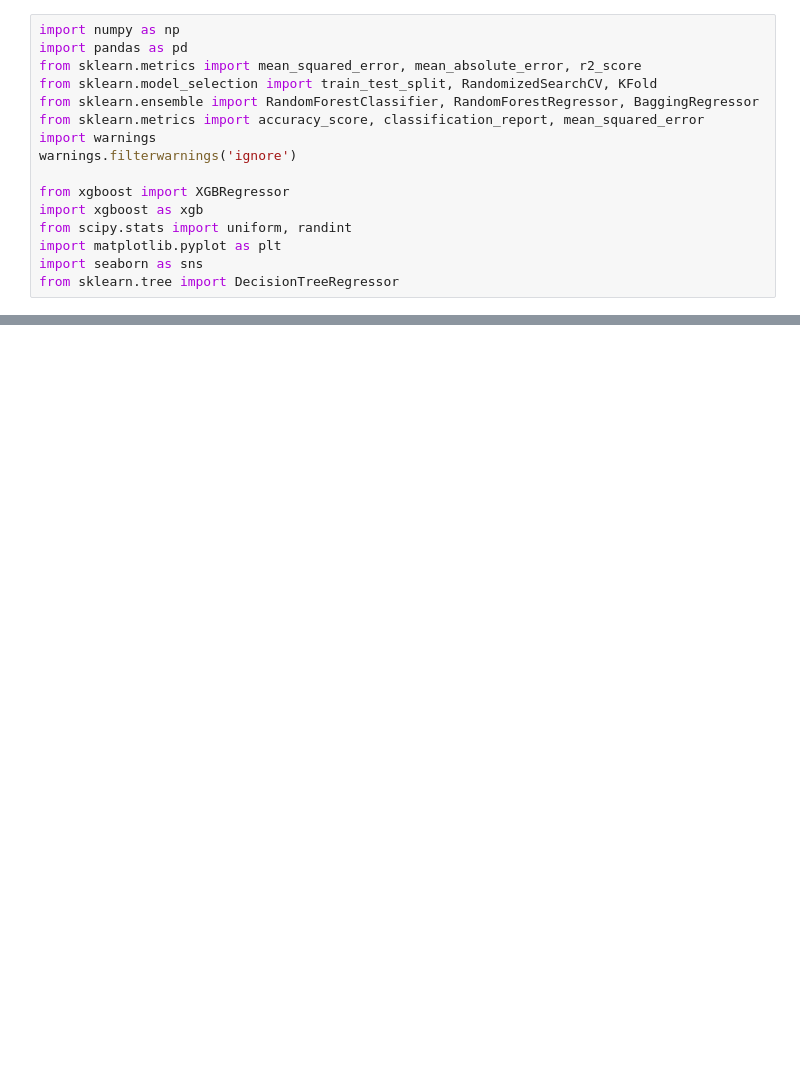
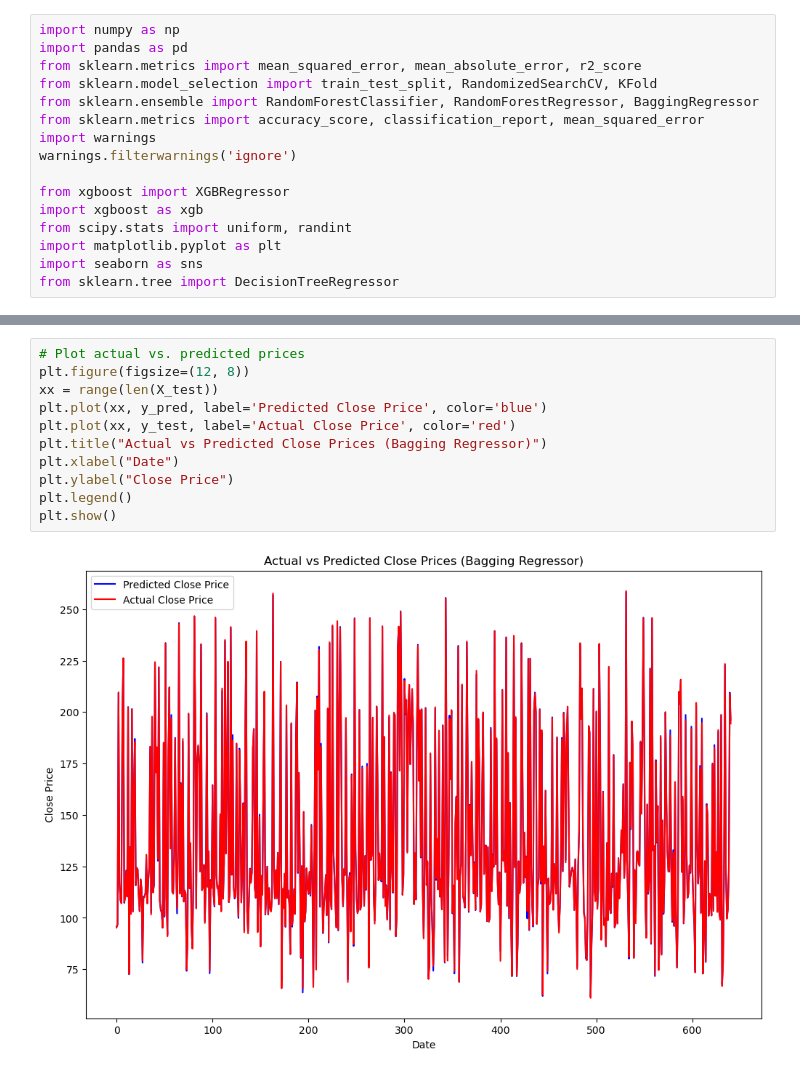
Before and after one commit to Anders-Stubberud/IT3212, a Jupyter notebook: assignment_3/bagging.ipynb, the cells around one changed output, grey strips where cells are left out. Saved outputs shown, nothing was run; the diff lists cells and outputs as text; blank space fills up the shorter version.

```diff
--- a/assignment_3/bagging.ipynb
+++ b/assignment_3/bagging.ipynb
@@ -178,0 +145,13 @@ plt.show()
+# %%
+# Plot actual vs. predicted prices
+plt.figure(figsize=(12, 8))
+xx = range(len(X_test))
+plt.plot(xx, y_pred, label='Predicted Close Price', color='blue')
+plt.plot(xx, y_test, label='Actual Close Price', color='red')
+plt.title("Actual vs Predicted Close Prices (Bagging Regressor)")
+plt.xlabel("Date")
+plt.ylabel("Close Price")
+plt.legend()
+plt.show()
+# %% [output]
+[figure, added]
```
Also changed, not shown: parts of 8 cells of this notebook, 2 other files.
